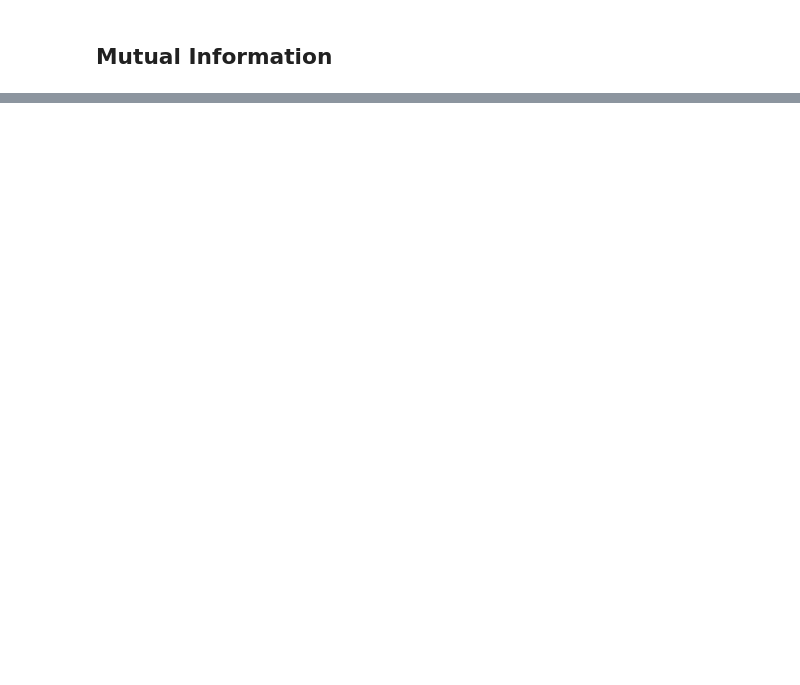
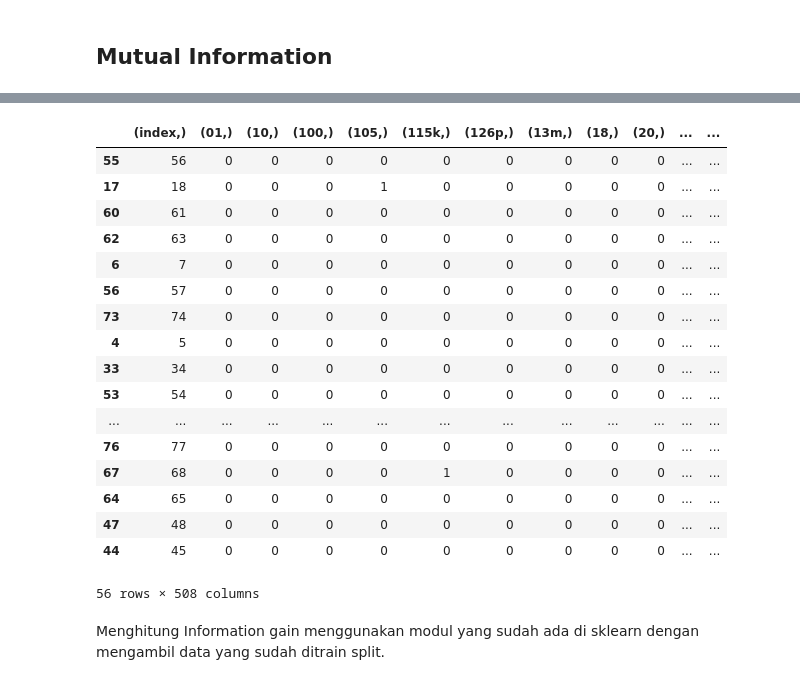
Before and after one commit to faridz-ter/webmining, a Jupyter notebook: _build/jupyter_execute/crawlingTwitter.ipynb, the cells around one changed output, grey strips where cells are left out. Saved outputs shown, nothing was run; the diff lists cells and outputs as text; code cells hidden in the pictures; blank space fills up the shorter version.

```diff
--- a/_build/jupyter_execute/crawlingTwitter.ipynb
+++ b/_build/jupyter_execute/crawlingTwitter.ipynb
@@ -248,0 +297,2 @@ tf
+# %%
+a = vectorizer.get_feature_names()
@@ -248,0 +301,3 @@ tf
+# %%
+dataTF = pd.DataFrame(data=matrik_vsm,index=list(range(1, len(matrik_vsm[:,1])+1, )),columns=[a])
+dataTF
@@ -297,0 +400,23 @@ mutual_info=mutual_info_classif(df_x,df_y)
+# %%
+X_train
+# %% [output]
+|  | (index,) | (01,) | (10,) | (100,) | (105,) | (115k,) | (126p,) | (13m,) | (18,) | (20,) | ... | ... |
+| 55 | 56 | 0 | 0 | 0 | 0 | 0 | 0 | 0 | 0 | 0 | ... | ... |
+| 17 | 18 | 0 | 0 | 0 | 1 | 0 | 0 | 0 | 0 | 0 | ... | ... |
+| 60 | 61 | 0 | 0 | 0 | 0 | 0 | 0 | 0 | 0 | 0 | ... | ... |
+| 62 | 63 | 0 | 0 | 0 | 0 | 0 | 0 | 0 | 0 | 0 | ... | ... |
+| 6 | 7 | 0 | 0 | 0 | 0 | 0 | 0 | 0 | 0 | 0 | ... | ... |
+| 56 | 57 | 0 | 0 | 0 | 0 | 0 | 0 | 0 | 0 | 0 | ... | ... |
+| 73 | 74 | 0 | 0 | 0 | 0 | 0 | 0 | 0 | 0 | 0 | ... | ... |
+| 4 | 5 | 0 | 0 | 0 | 0 | 0 | 0 | 0 | 0 | 0 | ... | ... |
+| 33 | 34 | 0 | 0 | 0 | 0 | 0 | 0 | 0 | 0 | 0 | ... | ... |
+| 53 | 54 | 0 | 0 | 0 | 0 | 0 | 0 | 0 | 0 | 0 | ... | ... |
+| ... | ... | ... | ... | ... | ... | ... | ... | ... | ... | ... | ... | ... |
+| 76 | 77 | 0 | 0 | 0 | 0 | 0 | 0 | 0 | 0 | 0 | ... | ... |
+| 67 | 68 | 0 | 0 | 0 | 0 | 1 | 0 | 0 | 0 | 0 | ... | ... |
+| 64 | 65 | 0 | 0 | 0 | 0 | 0 | 0 | 0 | 0 | 0 | ... | ... |
+| 47 | 48 | 0 | 0 | 0 | 0 | 0 | 0 | 0 | 0 | 0 | ... | ... |
+| 44 | 45 | 0 | 0 | 0 | 0 | 0 | 0 | 0 | 0 | 0 | ... | ... |
+56 rows × 508 columns
+# %% [markdown]
+Menghitung Information gain menggunakan modul yang sudah ada di sklearn dengan mengambil data yang sudah ditrain split.
```
Also changed, not shown: parts of 44 cells of this notebook, 22 other files.
